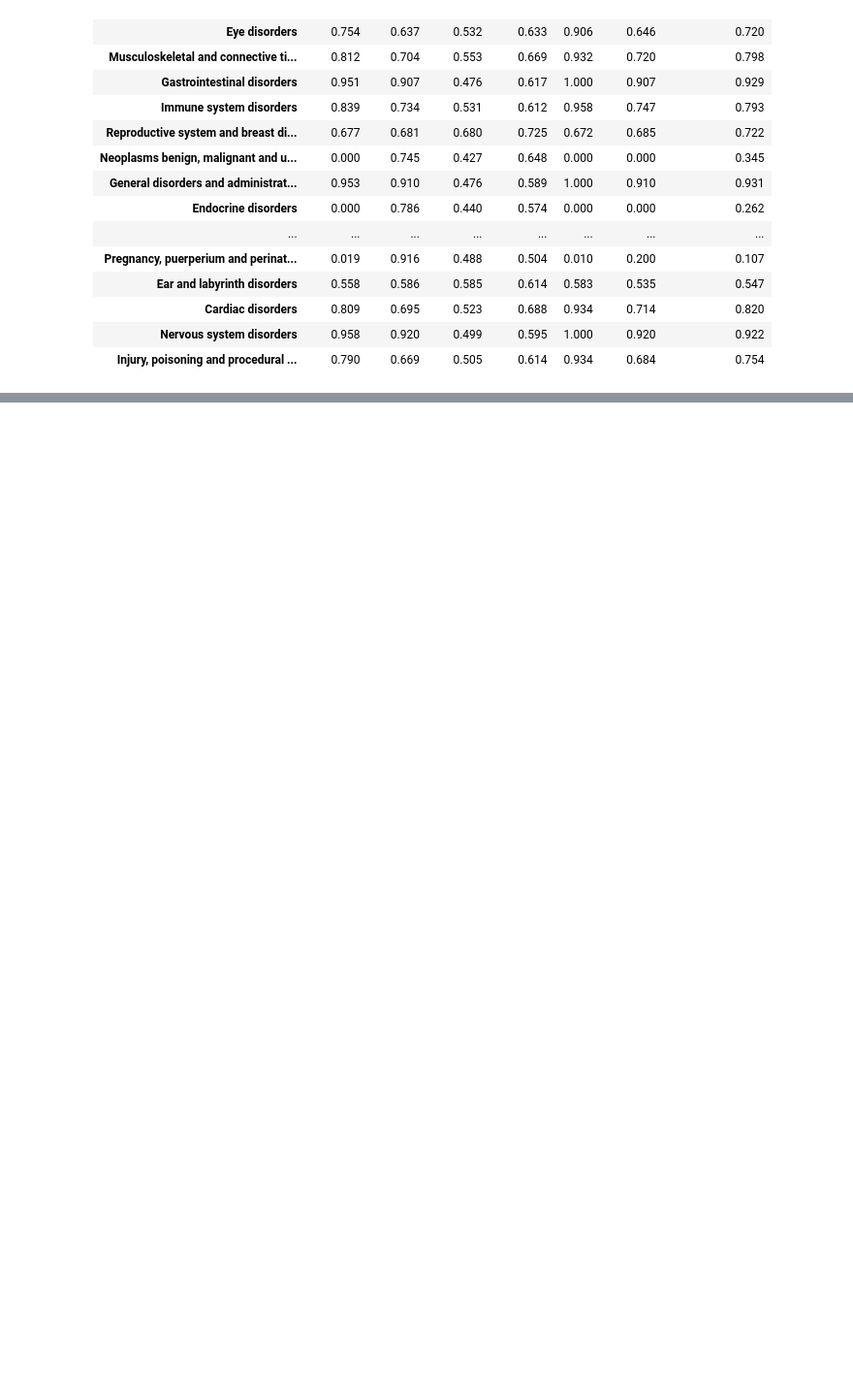
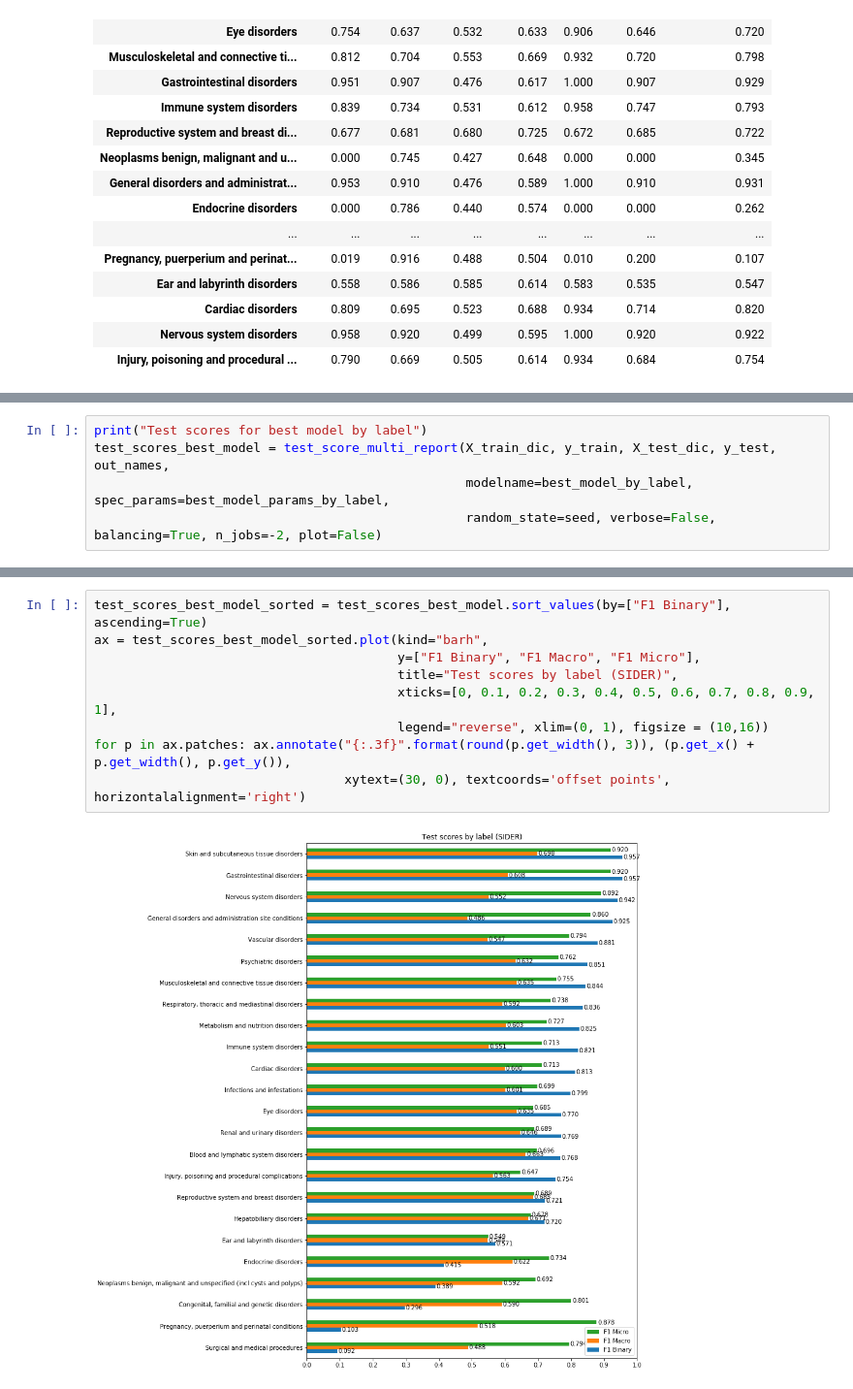
Before and after one commit to ricardoamferreira/Predicting-Adverse-Drug-Reactions-with-Machine-Learning, a Jupyter notebook: Predicting Adverse Drug Reactions With Machine Learning.ipynb, the cells around one changed output, grey strips where cells are left out. Shown at 97% size. Saved outputs shown, nothing was run; the diff lists cells and outputs as text; blank space fills up the shorter version.

```diff
--- a/Predicting Adverse Drug Reactions With Machine Learning.ipynb
+++ b/Predicting Adverse Drug Reactions With Machine Learning.ipynb
@@ -376,0 +691,5 @@ Scores for optimized SVC with balancing:
+# %%
+print("Test scores for best model by label")
+test_scores_best_model = test_score_multi_report(X_train_dic, y_train, X_test_dic, y_test, out_names,
+                                                 modelname=best_model_by_label, spec_params=best_model_params_by_label,
+                                                 random_state=seed, verbose=False, balancing=True, n_jobs=-2, plot=False)
@@ -376,0 +719,11 @@ Scores for optimized SVC with balancing:
+# %%
+test_scores_best_model_sorted = test_scores_best_model.sort_values(by=["F1 Binary"], ascending=True)
+ax = test_scores_best_model_sorted.plot(kind="barh",
+                                        y=["F1 Binary", "F1 Macro", "F1 Micro"],
+                                        title="Test scores by label (SIDER)",
+                                        xticks=[0, 0.1, 0.2, 0.3, 0.4, 0.5, 0.6, 0.7, 0.8, 0.9, 1],
+                                        legend="reverse", xlim=(0, 1), figsize = (10,16))
+for p in ax.patches: ax.annotate("{:.3f}".format(round(p.get_width(), 3)), (p.get_x() + p.get_width(), p.get_y()),
+                                 xytext=(30, 0), textcoords='offset points', horizontalalignment='right')
+# %% [output]
+[figure, added]
```
Also changed, not shown: parts of 45 cells of this notebook, 2 other files.
